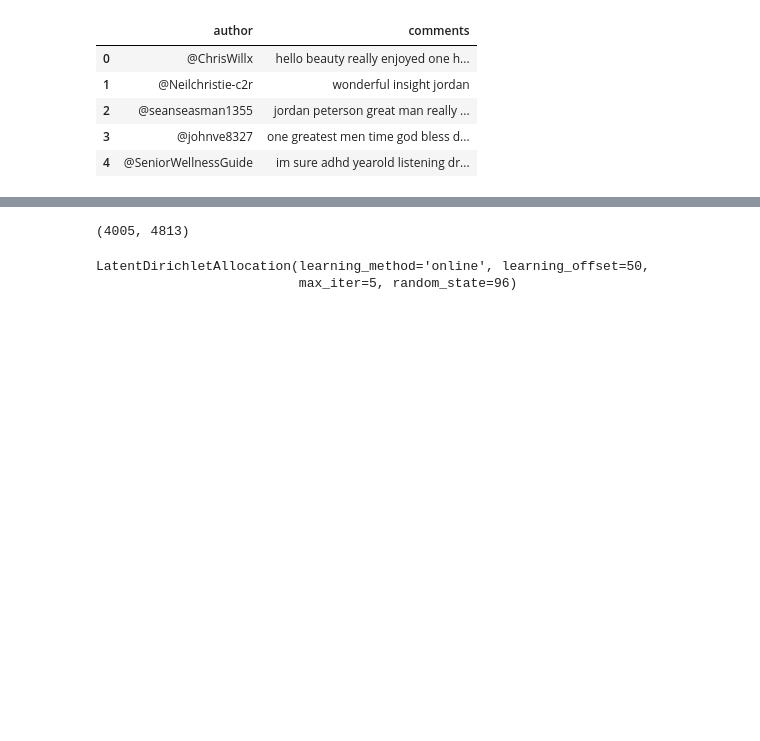
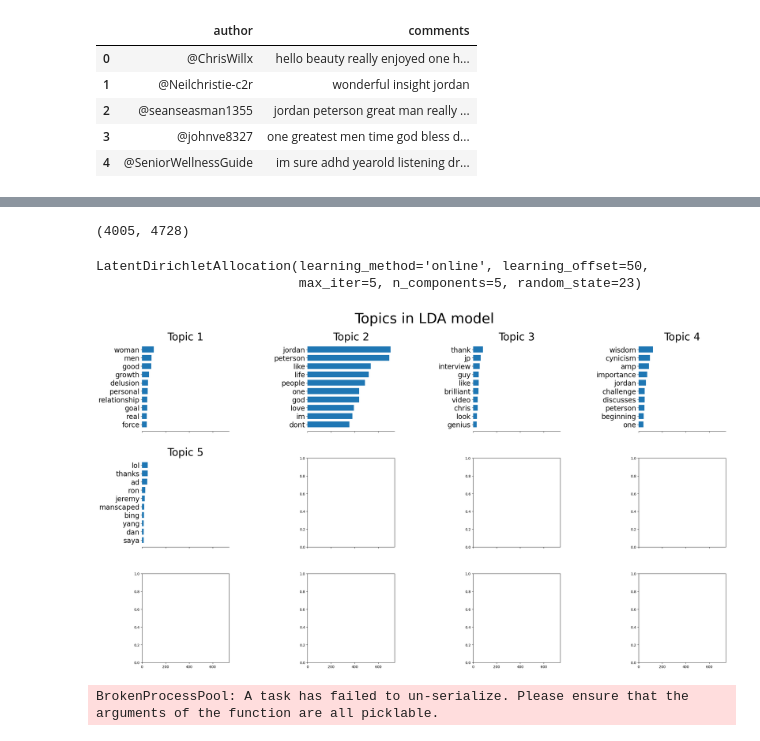
Before and after one commit to hassan-zonee/NLP--course-work-assessment-2, a Jupyter notebook: Muhammad Hassaan Maqbool - 00803080.ipynb, the cells around one changed output, grey strips where cells are left out. Drawn from its saved outputs; the diff is of its cells as text; code cells hidden in the pictures; blank space fills up the shorter version.

```diff
--- a/Muhammad Hassaan Maqbool - 00803080.ipynb
+++ b/Muhammad Hassaan Maqbool - 00803080.ipynb
@@ -202 +230,25 @@ df.head()
+# %%
+def plot_top_words(model, feature_names, n_top_words, title):
+    fig, axes = plt.subplots(3, 4, figsize=(30, 15), sharex=True)
+    axes = axes.flatten()
+    for topic_idx, topic in enumerate(model.components_):
+        top_features_ind = topic.argsort()[: -n_top_words - 1 : -1]
+        top_features = [feature_names[i] for i in top_features_ind]
+        weights = topic[top_features_ind]
+
+        ax = axes[topic_idx]
+        ax.barh(top_features, weights, height=0.7)
+        ax.set_title(f"Topic {topic_idx +1}", fontdict={"fontsize": 30})
+        ax.invert_yaxis()
+        ax.tick_params(axis="both", which="major", labelsize=20)
+        for i in "top right left".split():
+            ax.spines[i].set_visible(False)
+        fig.suptitle(title, fontsize=40)
+
+    plt.subplots_adjust(top=0.90, bottom=0.05, wspace=0.90, hspace=0.3)
+    plt.show()
+# %%
+n_features = 5000
+n_components = 5
+n_top_words = 10
 # %% [markdown]
@@ -210,19 +256,28 @@ ModuleNotFoundError: No module named 'pyLDAvis'
 # %%
-count_vectorizer = CountVectorizer(max_features=5000, max_df=0.9, min_df=2)
+count_vectorizer = CountVectorizer(max_features=n_features, max_df=0.9, min_df=2)
 x = count_vectorizer.fit_transform(df['comments'])
 x.shape
 # %% [output]
-(4005, 4813)
+(4005, 4728)
 # %%
 lda = LatentDirichletAllocation(
-        n_components=10,
+        n_components=n_components,
         max_iter=5,
         learning_method='online',
         learning_offset=50,
-        random_state=96
+        random_state=23
     )
 
 lda.fit(x)
 # %% [output]
 LatentDirichletAllocation(learning_method='online', learning_offset=50,
-                          max_iter=5, random_state=96)
+                          max_iter=5, n_components=5, random_state=23)
+# %%
+plot_top_words(lda, count_vectorizer.get_feature_names_out(), n_top_words, "Topics in LDA model")
+# %% [output]
+[figure, added]
+# %%
+vis = pyLDAvis.lda_model.prepare(lda, x, count_vectorizer)
+pyLDAvis.display(vis)
+# %% [output]
+BrokenProcessPool: A task has failed to un-serialize. Please ensure that the arguments of the function are all picklable.
```
Also changed, not shown: parts of 7 cells of this notebook.
